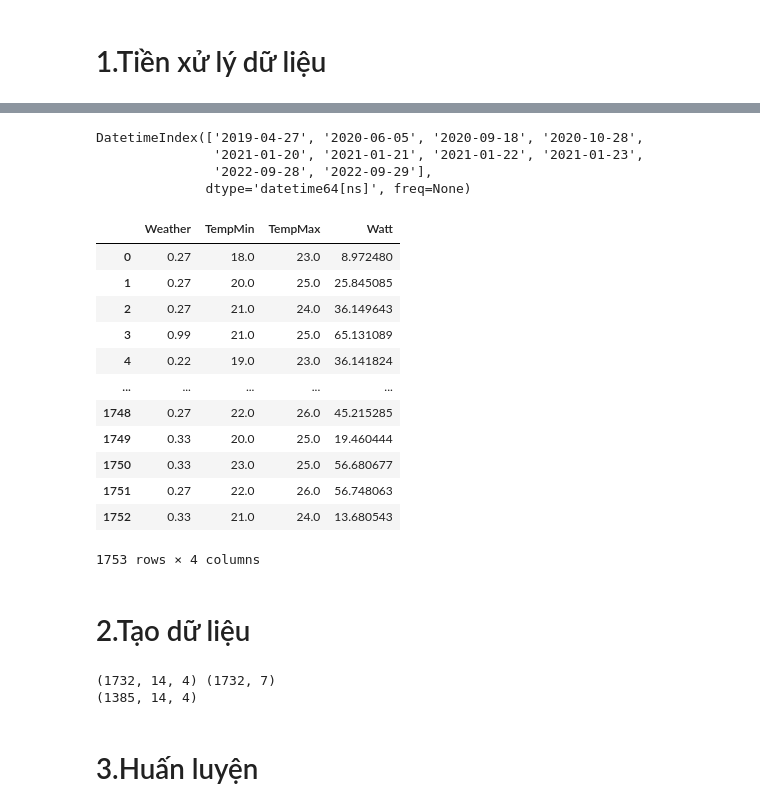
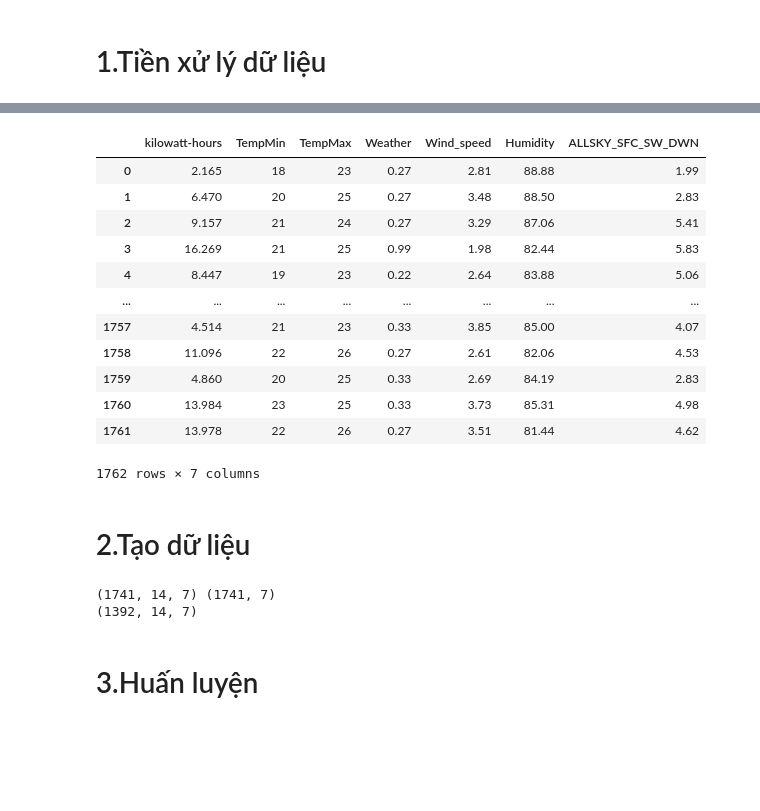
Before and after one commit to Luanho20092002/NCKH_SolarSystem, a Jupyter notebook: test.ipynb, the cells around one changed output, grey strips where cells are left out. Drawn from its saved outputs; the diff is of its cells as text; code cells hidden in the pictures; blank space fills up the shorter version.

```diff
--- a/test.ipynb
+++ b/test.ipynb
@@ -10,3 +9,6 @@ df = pd.read_excel("/content/drive/MyDrive/AI/dataset/Energy_Power_Weather.xlsx"
 Mounted at /content/drive
 # %% [markdown]
 # 1.Tiền xử lý dữ liệu
+# %%
+df = pd.read_csv("/content/drive/MyDrive/AI/dataset/Energy_Weather.csv")
+df
@@ -13,17 +29,17 @@ Mounted at /content/drive
 # %%
-# Chuyển cột 'Timestamp' sang kiểu datetime
-df['Timestamp'] = pd.to_datetime(df['Timestamp'])
+# # Chuyển cột 'Timestamp' sang kiểu datetime
+# df['Timestamp'] = pd.to_datetime(df['Timestamp'])
 
-# Lấy chỉ thời gian và định dạng thành chuỗi '00:00:00'
-df['Time'] = df['Timestamp'].dt.strftime('%H:%M:%S')
+# # Lấy chỉ thời gian và định dạng thành chuỗi '00:00:00'
+# df['Time'] = df['Timestamp'].dt.strftime('%H:%M:%S')
 
-df['Time'] = pd.to_datetime(df['Time'], format='%H:%M:%S').dt.time
+# df['Time'] = pd.to_datetime(df['Time'], format='%H:%M:%S').dt.time
 
-# Tạo cột mới cho giờ
-df['Hour'] = df['Timestamp'].dt.hour
+# # Tạo cột mới cho giờ
+# df['Hour'] = df['Timestamp'].dt.hour
 
-df['Date'] = df['Timestamp'].dt.date
+# df['Date'] = df['Timestamp'].dt.date
 
-df['YearMonth'] = df['Timestamp'].dt.to_period('M').astype(str)
+# df['YearMonth'] = df['Timestamp'].dt.to_period('M').astype(str)
 
-df
+# df
@@ -62,54 +50,37 @@ df_tem
-# %%
-import pandas as pd
-
-
-# Tạo dãy ngày từ ngày bắt đầu đến ngày kết thúc
-all_dates = pd.date_range(start='2019-01-28', end='2023-11-25')
-
-# Tìm những ngày thiếu sót
-missing_dates = all_dates.difference(df_tem['Date'])
-
-# In ra những ngày thiếu sót
-print(missing_dates)
-# %% [output]
-DatetimeIndex(['2019-04-27', '2020-06-05', '2020-09-18', '2020-10-28',
-               '2021-01-20', '2021-01-21', '2021-01-22', '2021-01-23',
-               '2022-09-28', '2022-09-29'],
-              dtype='datetime64[ns]', freq=None)
 # %%
 weather = {'Patchy rain possible': 0.27,
            'Sunny': 0.99,
            'Moderate rain at times': 0.22,
            'Overcast': 0.5,
            'Partly cloudy': 0.67,
            'Cloudy': 0.56,
            'Heavy rain at times': 0.16,
            'Moderate or heavy rain shower': 0.11,
            'Light rain shower': 0.33,
            'Mist': 0.44,
            'Patchy light rain with thunder': 0.24,
            'Thundery outbreaks possible': 0.31,
            'Patchy light drizzle': 0.39,
            'Torrential rain shower': 0.01
 }
 
-df_tem['Weather'] = df_tem['Weather'].map(weather)
-df_tem["Watt"] = df_tem["Watt"] / 1000
-df_tem
+df['Weather'] = df['Weather'].map(weather)
+df = df.drop(columns=["Date"], axis=1)
+df
 # %% [output]
-|  | Weather | TempMin | TempMax | Watt |
-| 0 | 0.27 | 18.0 | 23.0 | 8.972480 |
-| 1 | 0.27 | 20.0 | 25.0 | 25.845085 |
-| 2 | 0.27 | 21.0 | 24.0 | 36.149643 |
-| 3 | 0.99 | 21.0 | 25.0 | 65.131089 |
-| 4 | 0.22 | 19.0 | 23.0 | 36.141824 |
-| ... | ... | ... | ... | ... |
-| 1748 | 0.27 | 22.0 | 26.0 | 45.215285 |
-| 1749 | 0.33 | 20.0 | 25.0 | 19.460444 |
-| 1750 | 0.33 | 23.0 | 25.0 | 56.680677 |
-| 1751 | 0.27 | 22.0 | 26.0 | 56.748063 |
-| 1752 | 0.33 | 21.0 | 24.0 | 13.680543 |
+|  | kilowatt-hours | TempMin | TempMax | Weather | Wind_speed | Humidity | ALLSKY_SFC_SW_DWN |
+| 0 | 2.165 | 18 | 23 | 0.27 | 2.81 | 88.88 | 1.99 |
+| 1 | 6.470 | 20 | 25 | 0.27 | 3.48 | 88.50 | 2.83 |
+| 2 | 9.157 | 21 | 24 | 0.27 | 3.29 | 87.06 | 5.41 |
+| 3 | 16.269 | 21 | 25 | 0.99 | 1.98 | 82.44 | 5.83 |
+| 4 | 8.447 | 19 | 23 | 0.22 | 2.64 | 83.88 | 5.06 |
+| ... | ... | ... | ... | ... | ... | ... | ... |
+| 1757 | 4.514 | 21 | 23 | 0.33 | 3.85 | 85.00 | 4.07 |
+| 1758 | 11.096 | 22 | 26 | 0.27 | 2.61 | 82.06 | 4.53 |
+| 1759 | 4.860 | 20 | 25 | 0.33 | 2.69 | 84.19 | 2.83 |
+| 1760 | 13.984 | 23 | 25 | 0.33 | 3.73 | 85.31 | 4.98 |
+| 1761 | 13.978 | 22 | 26 | 0.27 | 3.51 | 81.44 | 4.62 |
-1753 rows × 4 columns
+1762 rows × 7 columns
 # %% [markdown]
 # 2.Tạo dữ liệu
 # %%
@@ -121,10 +92,10 @@ y = []
 n = 14
 m = 7
 
-dataframe = df_tem.values
+dataframe = df.values
 for i in range(len(dataframe) - (m + n)):
     X.append(dataframe[i:i+n])
-    y.append(dataframe[i+n:i+n+m, -1])
+    y.append(dataframe[i+n:i+n+m, 0])
 X = np.array(X)
 y = np.array(y)
 
@@ -132,8 +103,8 @@ print(X.shape, y.shape)
 X_train, X_test, y_train, y_test = train_test_split(X, y, test_size=0.2, random_state=42)
 print(X_train.shape)
 # %% [output]
-(1732, 14, 4) (1732, 7)
-(1385, 14, 4)
+(1741, 14, 7) (1741, 7)
+(1392, 14, 7)
 # %% [markdown]
 # 3.Huấn luyện
 # %% [markdown]
```
Also changed, not shown: parts of 8 cells of this notebook.
